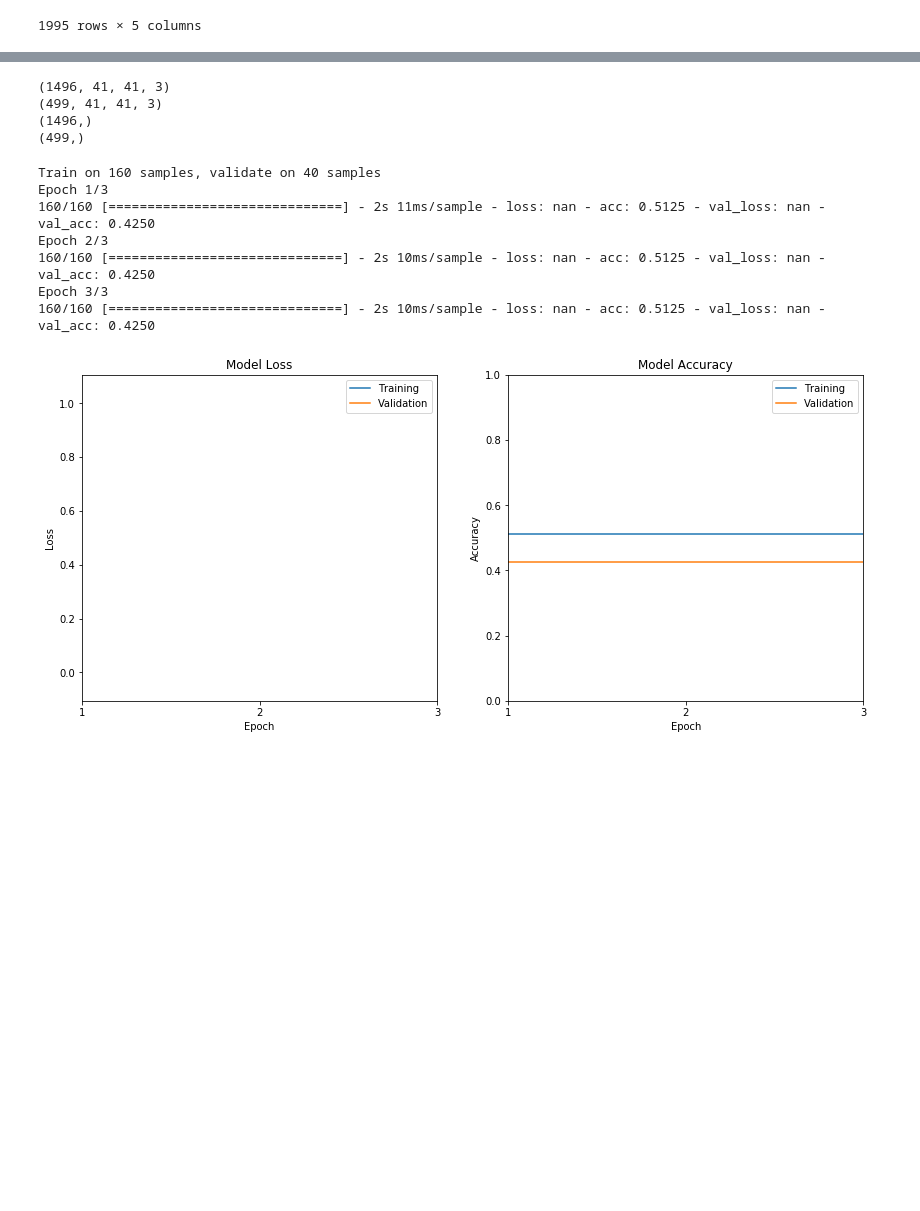
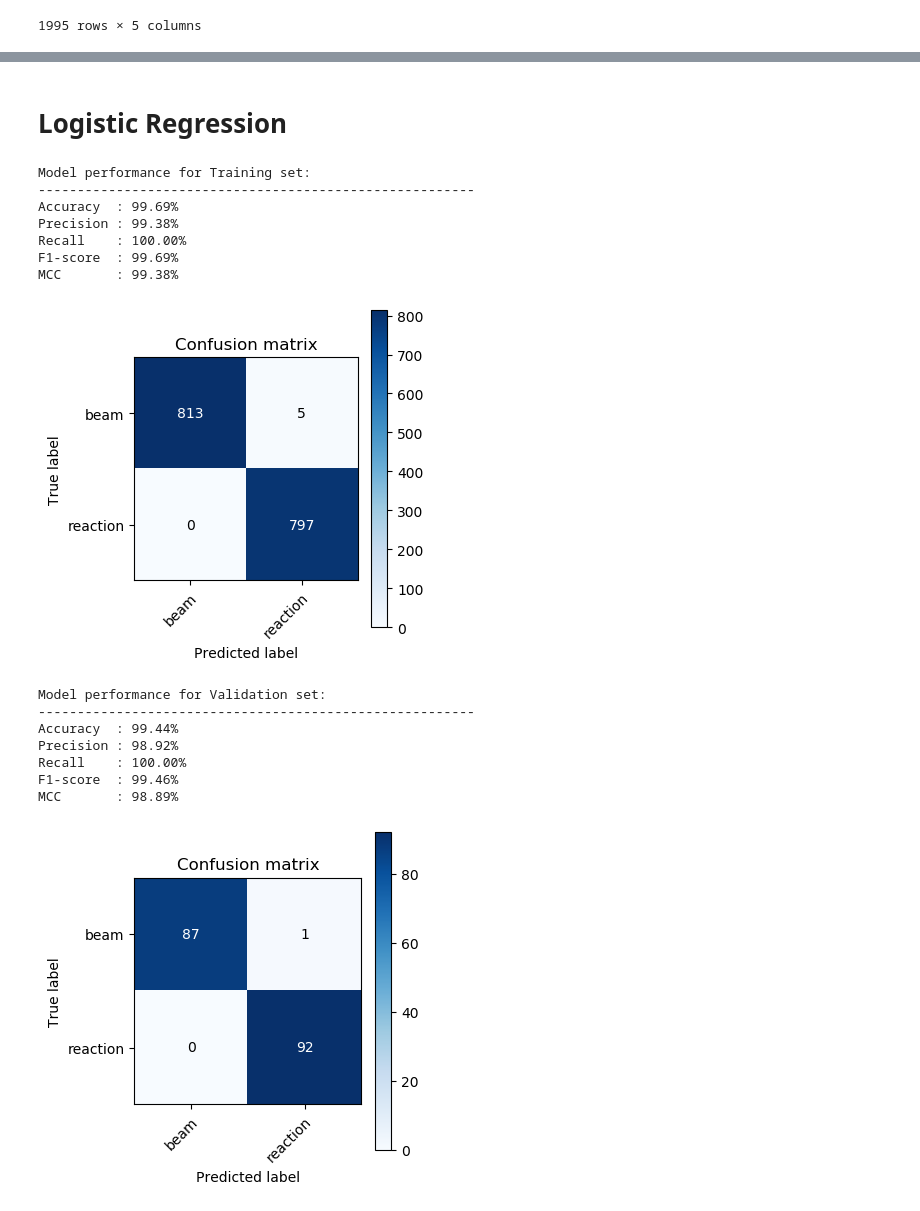
Before and after one commit to fracassetti-stf/AT-TPC_MLProject, a Jupyter notebook: Simple_Models.ipynb, the cells around one changed output, grey strips where cells are left out. Saved outputs shown, nothing was run; the diff lists cells and outputs as text; code cells hidden in the pictures; blank space fills up the shorter version.

```diff
--- a/AT_Project.ipynb
+++ b/Simple_Models.ipynb
@@ -433,14 +209,0 @@ Using VGG pretrained convolutional network
-# %%
-# Training parameters
-batch_size = 32
-epochs = 20
-
-print(images_train_norm.shape)
-print(images_val_norm.shape)
-print(labels_train.shape)
-print(labels_val.shape)
-# %% [output]
-(1496, 41, 41, 3)
-(499, 41, 41, 3)
-(1496,)
-(499,)
@@ -454,18 +210,30 @@ model.compile(optimizer=tf.keras.optimizers.Adam(lr=0.005),
-# %%
-history = model.fit(images_train_norm[:200],
-          labels_train[:200],
-          batch_size=32,
-          epochs=3,
-          validation_split=0.2);
-# %% [output]
-Train on 160 samples, validate on 40 samples
-Epoch 1/3
-160/160 [==============================] - 2s 11ms/sample - loss: nan - acc: 0.5125 - val_loss: nan - val_acc: 0.4250
-Epoch 2/3
-160/160 [==============================] - 2s 10ms/sample - loss: nan - acc: 0.5125 - val_loss: nan - val_acc: 0.4250
-Epoch 3/3
-160/160 [==============================] - 2s 10ms/sample - loss: nan - acc: 0.5125 - val_loss: nan - val_acc: 0.4250
-# %%
-make_nn_plots(history,0)
-# %% [output]
-[figure, removed]
+# %% [markdown]
+# Logistic Regression
+# %%
+from sklearn.linear_model import LogisticRegression
+logreg = LogisticRegression()
+logreg.fit(xSimple_train_stdsc, Labels_train)
+
+LR_pred_train = logreg.predict(xSimple_train_stdsc)
+LR_pred_val = logreg.predict(xSimple_val_stdsc)
+
+
+print_model_performance(Labels_train,LR_pred_train,"Training")
+print_model_performance(Labels_val,LR_pred_val,"Validation")
+# %% [output]
+Model performance for Training set:
+--------------------------------------------------------
+Accuracy  : 99.69%
+Precision : 99.38%
+Recall    : 100.00%
+F1-score  : 99.69%
+MCC       : 99.38%
+[figure, added]
+Model performance for Validation set:
+--------------------------------------------------------
+Accuracy  : 99.44%
+Precision : 98.92%
+Recall    : 100.00%
+F1-score  : 99.46%
+MCC       : 98.89%
+[figure, added]
```
Also changed, not shown: parts of 25 cells of this notebook, 5 other files.
